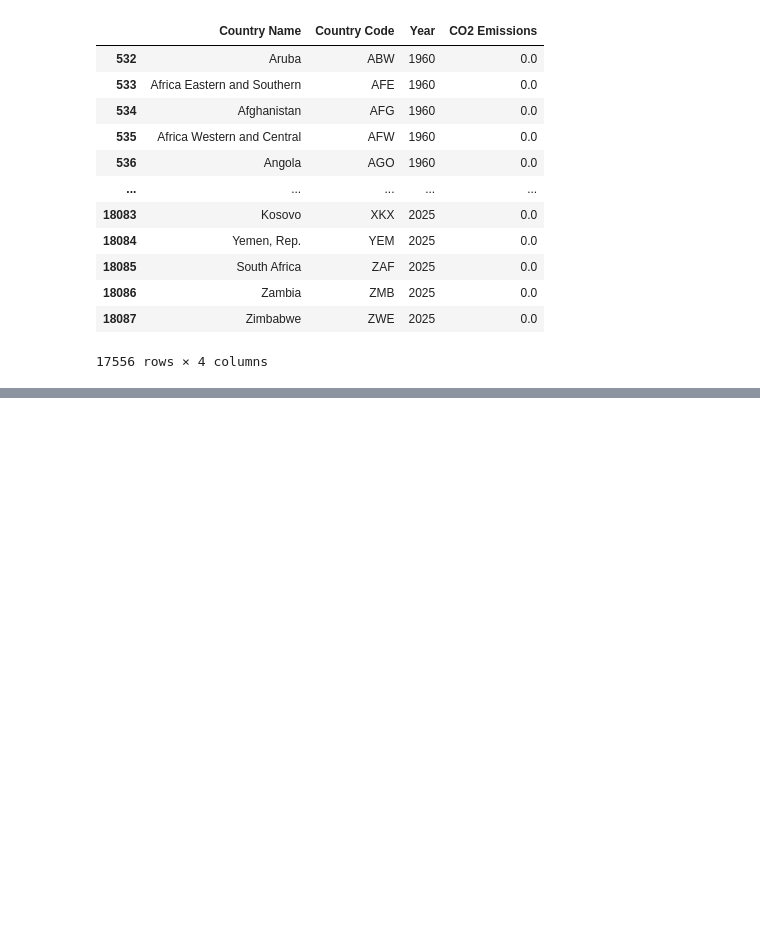
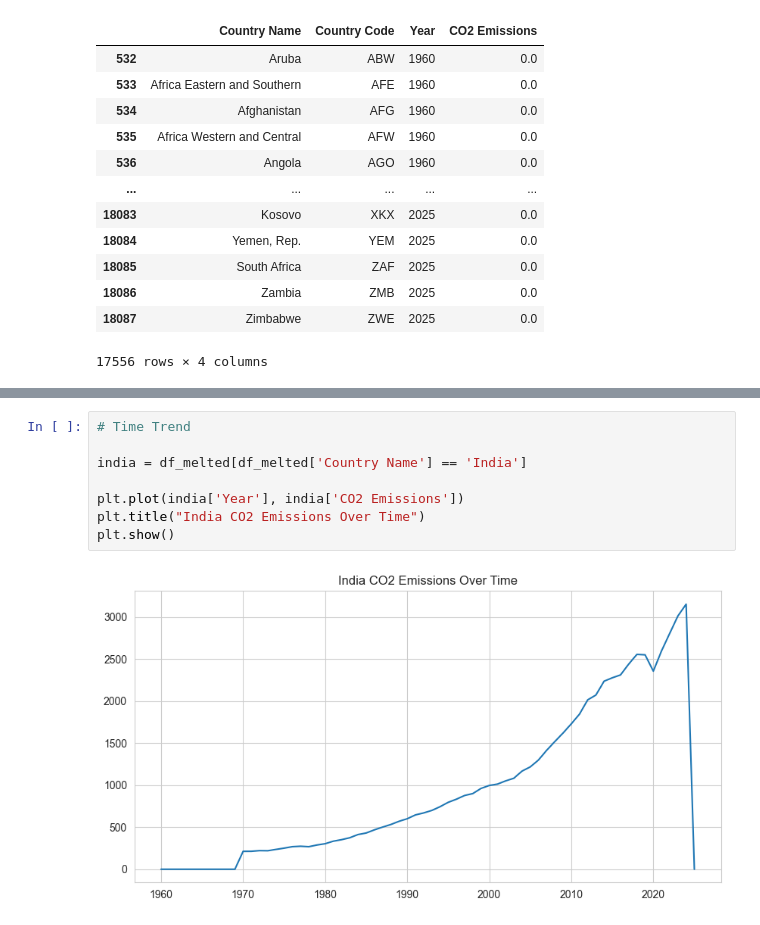
Before and after one commit to BinaryWhizz/Data-Analysis, a Jupyter notebook: Data Analysis 03/01.ipynb, the cells around one changed output, grey strips where cells are left out. Saved outputs shown, nothing was run; the diff lists cells and outputs as text; blank space fills up the shorter version.

```diff
--- a/Data Analysis 03/01.ipynb
+++ b/Data Analysis 03/01.ipynb
@@ -224,0 +244,10 @@ plt.show()
+# %%
+# Time Trend
+
+india = df_melted[df_melted['Country Name'] == 'India']
+
+plt.plot(india['Year'], india['CO2 Emissions'])
+plt.title("India CO2 Emissions Over Time")
+plt.show()
+# %% [output]
+[figure, added]
```
Also changed, not shown: parts of 18 cells of this notebook, 1 other file.
